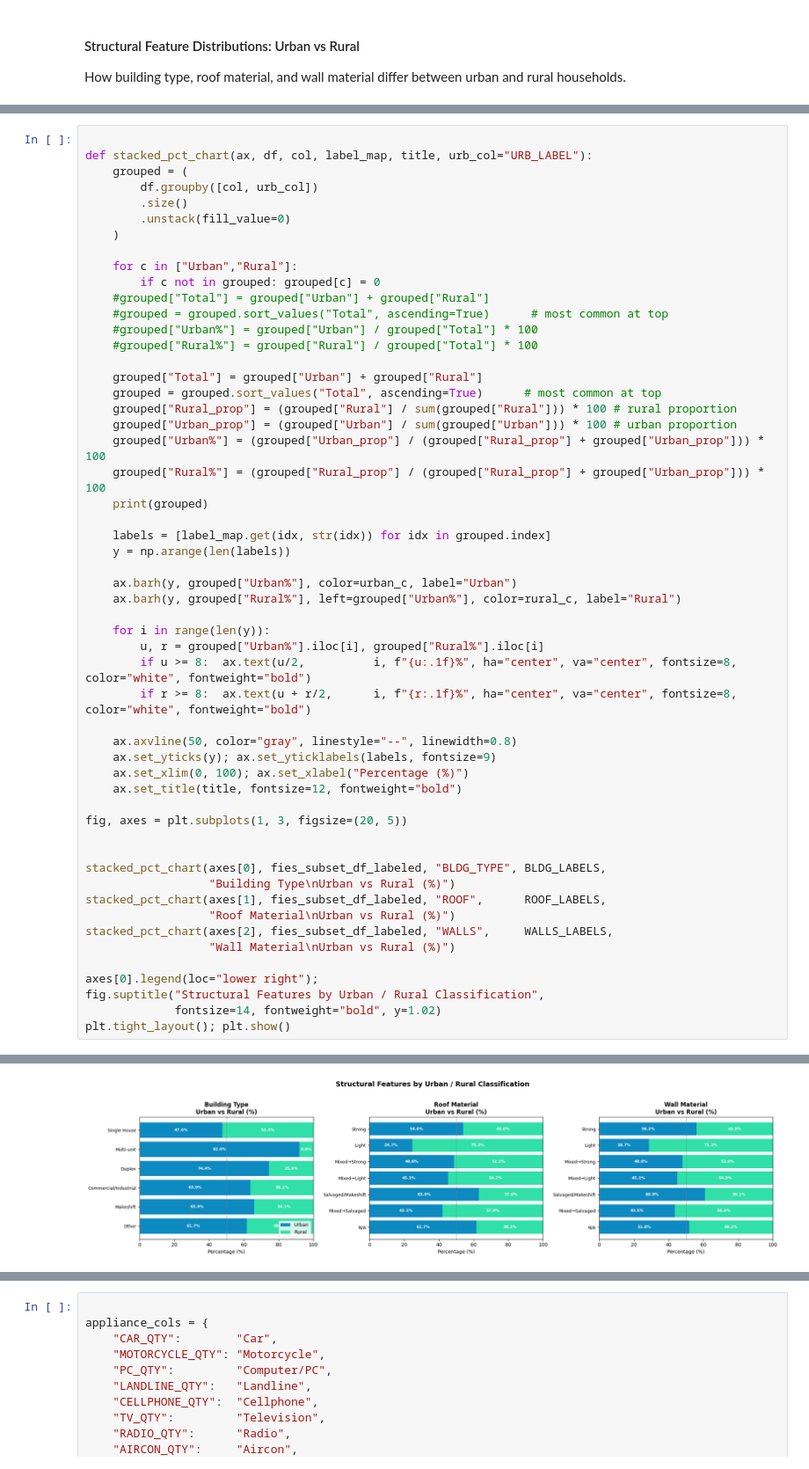
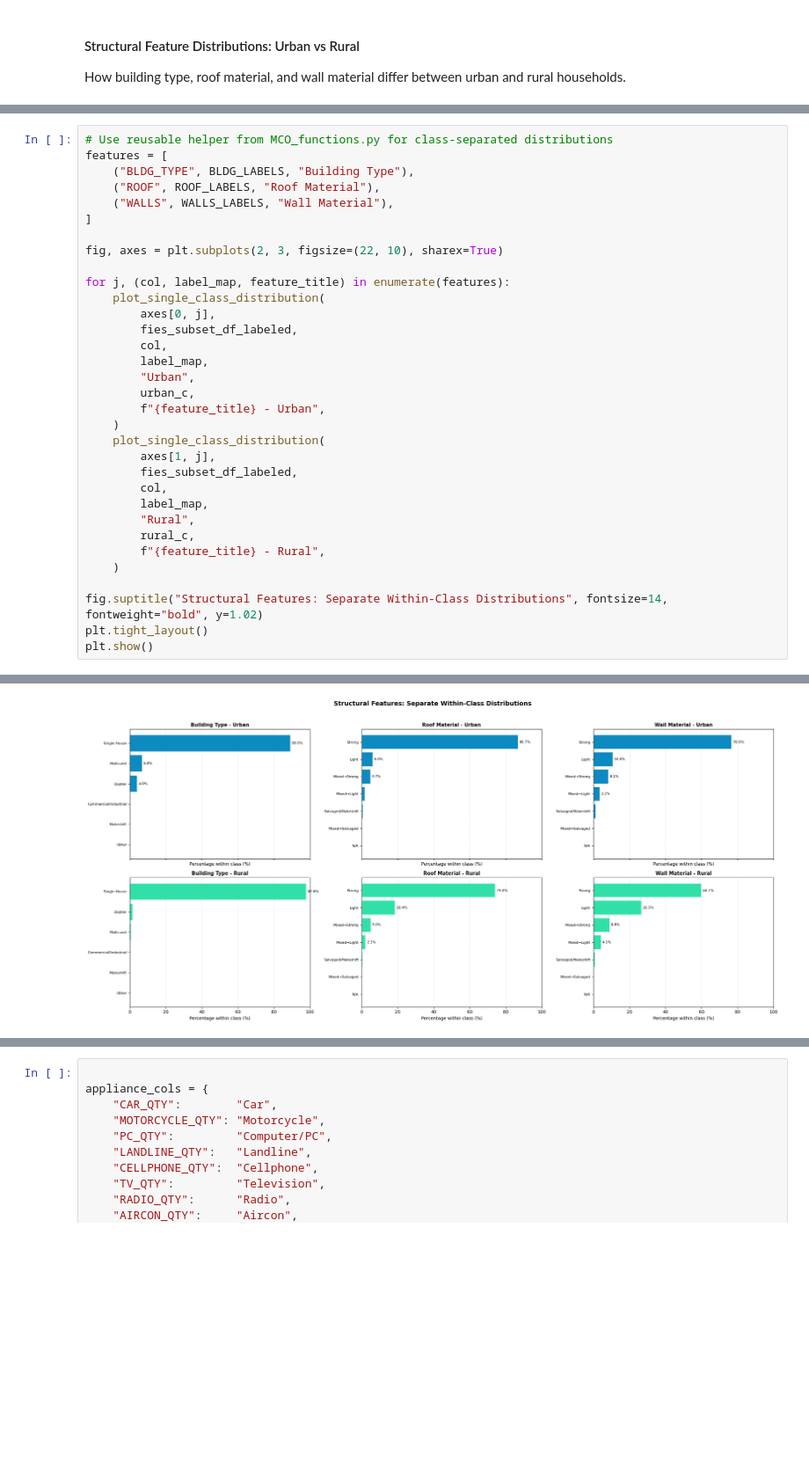
Before and after one commit to NebulaRojo9/STINTSY-MCO, a Jupyter notebook: Group2_nb.ipynb, the cells around one changed output, grey strips where cells are left out. Shown at 88% size. Drawn from its saved outputs; the diff is of its cells as text; blank space fills up the shorter version.

```diff
--- a/Group2_nb.ipynb
+++ b/Group2_nb.ipynb
@@ -401,55 +508,34 @@ How building type, roof material, and wall material differ between urban and rur
 # %%
+# Use reusable helper from MCO_functions.py for class-separated distributions
+features = [
+    ("BLDG_TYPE", BLDG_LABELS, "Building Type"),
+    ("ROOF", ROOF_LABELS, "Roof Material"),
+    ("WALLS", WALLS_LABELS, "Wall Material"),
+]
 
-def stacked_pct_chart(ax, df, col, label_map, title, urb_col="URB_LABEL"):
-    grouped = (
-        df.groupby([col, urb_col])
-        .size()
-        .unstack(fill_value=0)
+fig, axes = plt.subplots(2, 3, figsize=(22, 10), sharex=True)
+
+for j, (col, label_map, feature_title) in enumerate(features):
+    plot_single_class_distribution(
+        axes[0, j],
+        fies_subset_df_labeled,
+        col,
+        label_map,
+        "Urban",
+        urban_c,
+        f"{feature_title} - Urban",
+    )
+    plot_single_class_distribution(
+        axes[1, j],
+        fies_subset_df_labeled,
+        col,
+        label_map,
+        "Rural",
+        rural_c,
+        f"{feature_title} - Rural",
     )
 
-    for c in ["Urban","Rural"]:
-        if c not in grouped: grouped[c] = 0
-    #grouped["Total"] = grouped["Urban"] + grouped["Rural"]
-    #grouped = grouped.sort_values("Total", ascending=True)      # most common at top
-    #grouped["Urban%"] = grouped["Urban"] / grouped["Total"] * 100
-    #grouped["Rural%"] = grouped["Rural"] / grouped["Total"] * 100
-
-    grouped["Total"] = grouped["Urban"] + grouped["Rural"]
-    grouped = grouped.sort_values("Total", ascending=True)      # most common at top
-    grouped["Rural_prop"] = (grouped["Rural"] / sum(grouped["Rural"])) * 100 # rural proportion
-    grouped["Urban_prop"] = (grouped["Urban"] / sum(grouped["Urban"])) * 100 # urban proportion
-    grouped["Urban%"] = (grouped["Urban_prop"] / (grouped["Rural_prop"] + grouped["Urban_prop"])) * 100
-    grouped["Rural%"] = (grouped["Rural_prop"] / (grouped["Rural_prop"] + grouped["Urban_prop"])) * 100
-    print(grouped)
-
-    labels = [label_map.get(idx, str(idx)) for idx in grouped.index]
-    y = np.arange(len(labels))
-
-    ax.barh(y, grouped["Urban%"], color=urban_c, label="Urban")
-    ax.barh(y, grouped["Rural%"], left=grouped["Urban%"], color=rural_c, label="Rural")
-
-    for i in range(len(y)):
-        u, r = grouped["Urban%"].iloc[i], grouped["Rural%"].iloc[i]
-        if u >= 8:  ax.text(u/2,          i, f"{u:.1f}%", ha="center", va="center", fontsize=8, color="white", fontweight="bold")
-        if r >= 8:  ax.text(u + r/2,      i, f"{r:.1f}%", ha="center", va="center", fontsize=8, color="white", fontweight="bold")
-
-    ax.axvline(50, color="gray", linestyle="--", linewidth=0.8)
-    ax.set_yticks(y); ax.set_yticklabels(labels, fontsize=9)
-    ax.set_xlim(0, 100); ax.set_xlabel("Percentage (%)")
-    ax.set_title(title, fontsize=12, fontweight="bold")
-
-fig, axes = plt.subplots(1, 3, figsize=(20, 5))
-
-
-stacked_pct_chart(axes[0], fies_subset_df_labeled, "BLDG_TYPE", BLDG_LABELS,
-                  "Building Type\nUrban vs Rural (%)")
-stacked_pct_chart(axes[1], fies_subset_df_labeled, "ROOF",      ROOF_LABELS,
-                  "Roof Material\nUrban vs Rural (%)")
-stacked_pct_chart(axes[2], fies_subset_df_labeled, "WALLS",     WALLS_LABELS,
-                  "Wall Material\nUrban vs Rural (%)")
-
-axes[0].legend(loc="lower right");
-fig.suptitle("Structural Features by Urban / Rural Classification",
-             fontsize=14, fontweight="bold", y=1.02)
-plt.tight_layout(); plt.show()
+fig.suptitle("Structural Features: Separate Within-Class Distributions", fontsize=14, fontweight="bold", y=1.02)
+plt.tight_layout()
+plt.show()
 # %% [output]
@@ -473,2 +542,2 @@ ROOF
-[figure, old version]
+[figure, new version]
 # %% [markdown]
```
Also changed, not shown: parts of 26 cells of this notebook, 1 other file.
